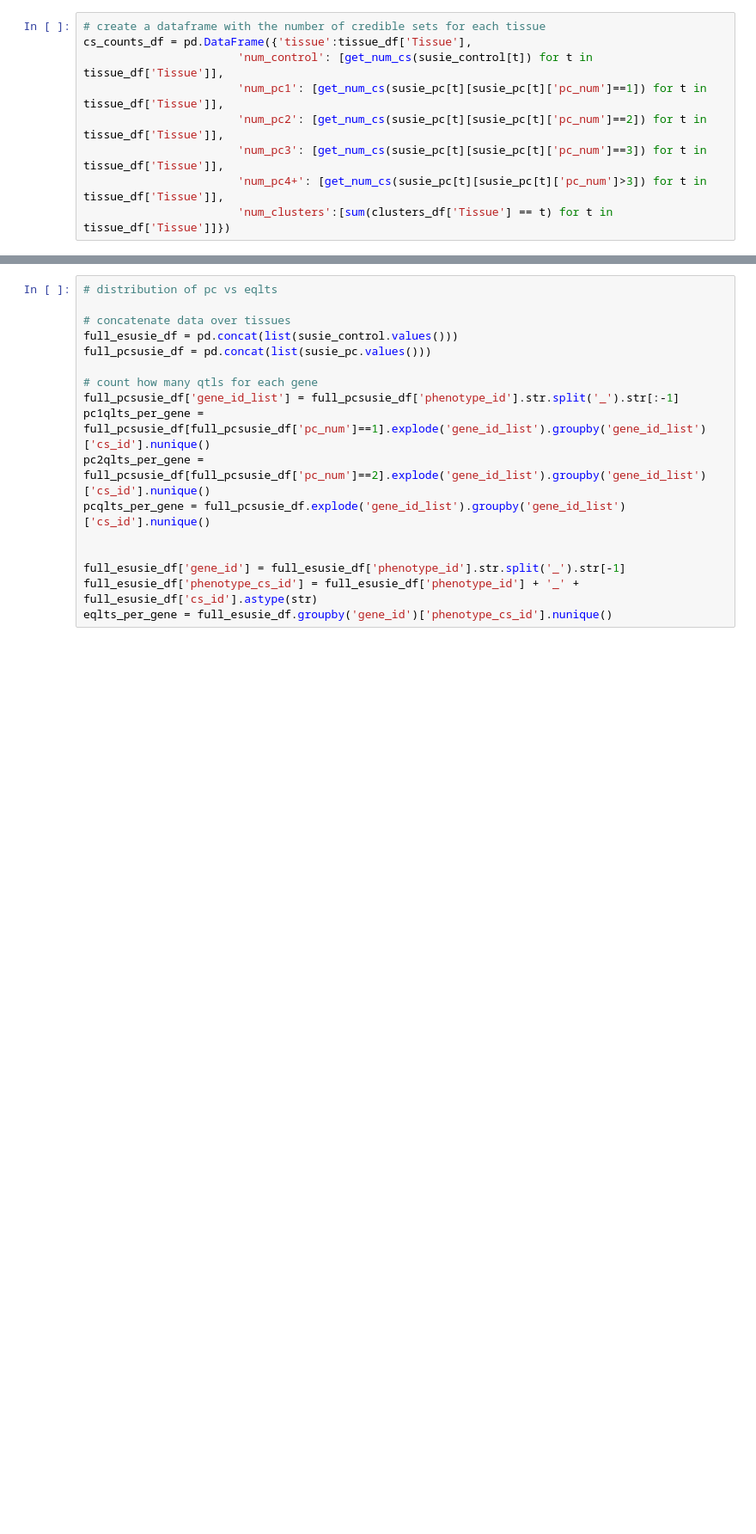
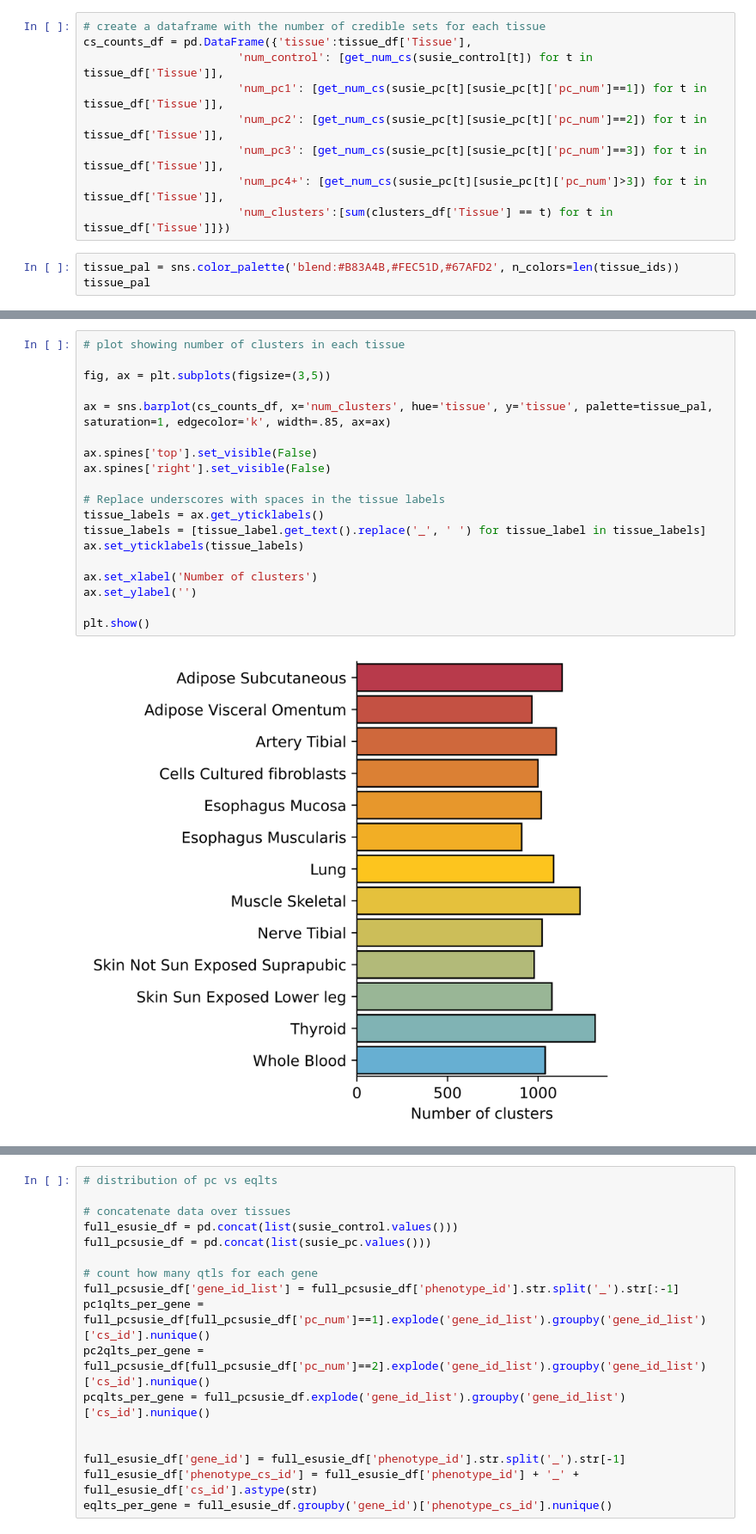
Before and after one commit to kal26/pcqtls, a Jupyter notebook: workflow/notebooks/all_cell_types.ipynb, the cells around one changed output, grey strips where cells are left out. Shown at 86% size. Drawn from its saved outputs; the diff is of its cells as text; blank space fills up the shorter version.

```diff
--- a/workflow/notebooks/all_cell_types.ipynb
+++ b/workflow/notebooks/all_cell_types.ipynb
@@ -75,3 +73,6 @@ cs_counts_df = pd.DataFrame({'tissue':tissue_df['Tissue'],
                        'num_pc3': [get_num_cs(susie_pc[t][susie_pc[t]['pc_num']==3]) for t in tissue_df['Tissue']],
                        'num_pc4+': [get_num_cs(susie_pc[t][susie_pc[t]['pc_num']>3]) for t in tissue_df['Tissue']],
                        'num_clusters':[sum(clusters_df['Tissue'] == t) for t in tissue_df['Tissue']]})
+# %%
+tissue_pal = sns.color_palette('blend:#B83A4B,#FEC51D,#67AFD2', n_colors=len(tissue_ids))
+tissue_pal
@@ -90,0 +112,21 @@ plt.show()
+# %%
+# plot showing number of clusters in each tissue
+
+fig, ax = plt.subplots(figsize=(3,5))
+
+ax = sns.barplot(cs_counts_df, x='num_clusters', hue='tissue', y='tissue', palette=tissue_pal, saturation=1, edgecolor='k', width=.85, ax=ax)
+
+ax.spines['top'].set_visible(False)
+ax.spines['right'].set_visible(False)
+
+# Replace underscores with spaces in the tissue labels
+tissue_labels = ax.get_yticklabels()
+tissue_labels = [tissue_label.get_text().replace('_', ' ') for tissue_label in tissue_labels]
+ax.set_yticklabels(tissue_labels)
+
+ax.set_xlabel('Number of clusters')
+ax.set_ylabel('')
+
+plt.show()
+# %% [output]
+[figure, added]
```
Also changed, not shown: parts of 8 cells of this notebook, 1 other file.
